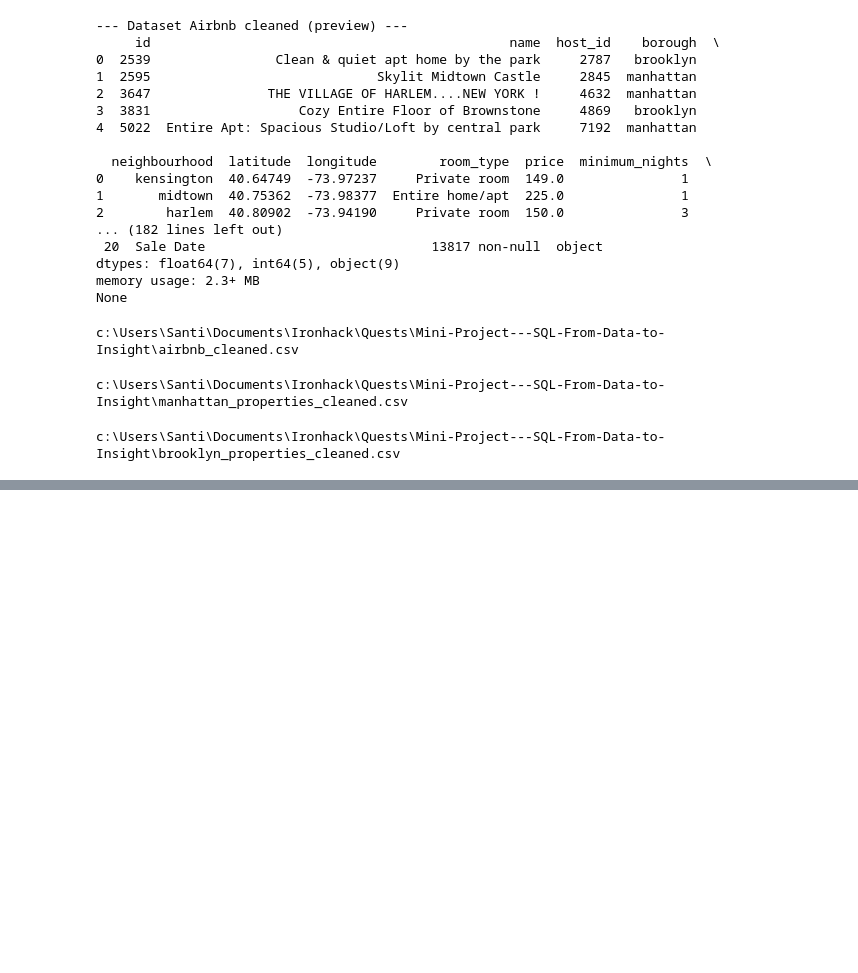
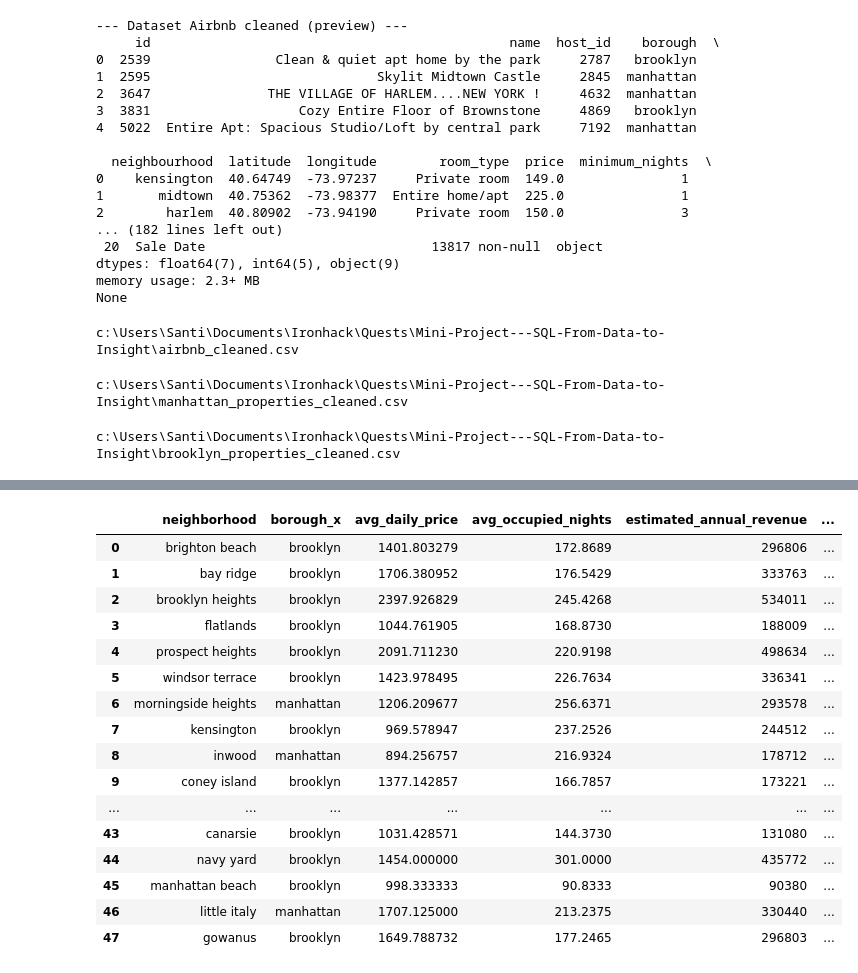
Before and after one commit to CelestineT/Mini-Project---SQL-From-Data-to-Insight, a Jupyter notebook: Mini_Project_SQL_From_Data_To_Inisght_.ipynb, the cells around one changed output, grey strips where cells are left out. Cells and saved outputs as stored; diff of their text form; code cells hidden in the pictures; blank space fills up the shorter version.

```diff
--- a/Mini_Project_SQL_From_Data_To_Inisght_.ipynb
+++ b/Mini_Project_SQL_From_Data_To_Inisght_.ipynb
@@ -910,0 +919,20 @@ main()
+# %%
+full
+# %% [output]
+|  | neighborhood | borough_x | avg_daily_price | avg_occupied_nights | estimated_annual_revenue | ... |
+| 0 | brighton beach | brooklyn | 1401.803279 | 172.8689 | 296806 | ... |
+| 1 | bay ridge | brooklyn | 1706.380952 | 176.5429 | 333763 | ... |
+| 2 | brooklyn heights | brooklyn | 2397.926829 | 245.4268 | 534011 | ... |
+| 3 | flatlands | brooklyn | 1044.761905 | 168.8730 | 188009 | ... |
+| 4 | prospect heights | brooklyn | 2091.711230 | 220.9198 | 498634 | ... |
+| 5 | windsor terrace | brooklyn | 1423.978495 | 226.7634 | 336341 | ... |
+| 6 | morningside heights | manhattan | 1206.209677 | 256.6371 | 293578 | ... |
+| 7 | kensington | brooklyn | 969.578947 | 237.2526 | 244512 | ... |
+| 8 | inwood | manhattan | 894.256757 | 216.9324 | 178712 | ... |
+| 9 | coney island | brooklyn | 1377.142857 | 166.7857 | 173221 | ... |
+| ... | ... | ... | ... | ... | ... | ... |
+| 43 | canarsie | brooklyn | 1031.428571 | 144.3730 | 131080 | ... |
+| 44 | navy yard | brooklyn | 1454.000000 | 301.0000 | 435772 | ... |
+| 45 | manhattan beach | brooklyn | 998.333333 | 90.8333 | 90380 | ... |
+| 46 | little italy | manhattan | 1707.125000 | 213.2375 | 330440 | ... |
+| 47 | gowanus | brooklyn | 1649.788732 | 177.2465 | 296803 | ... |
```
Also changed, not shown: parts of 8 cells of this notebook, 4 other files.
